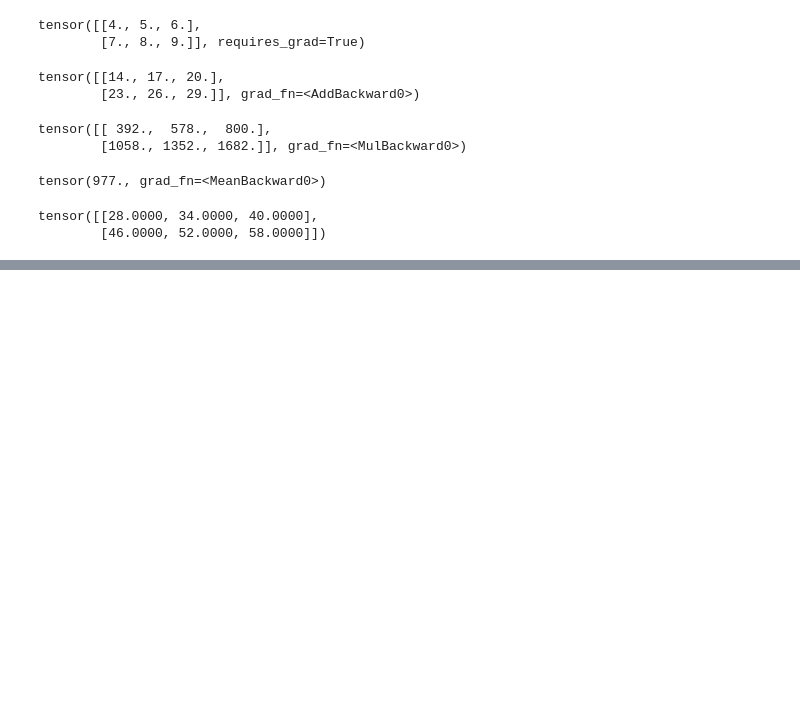
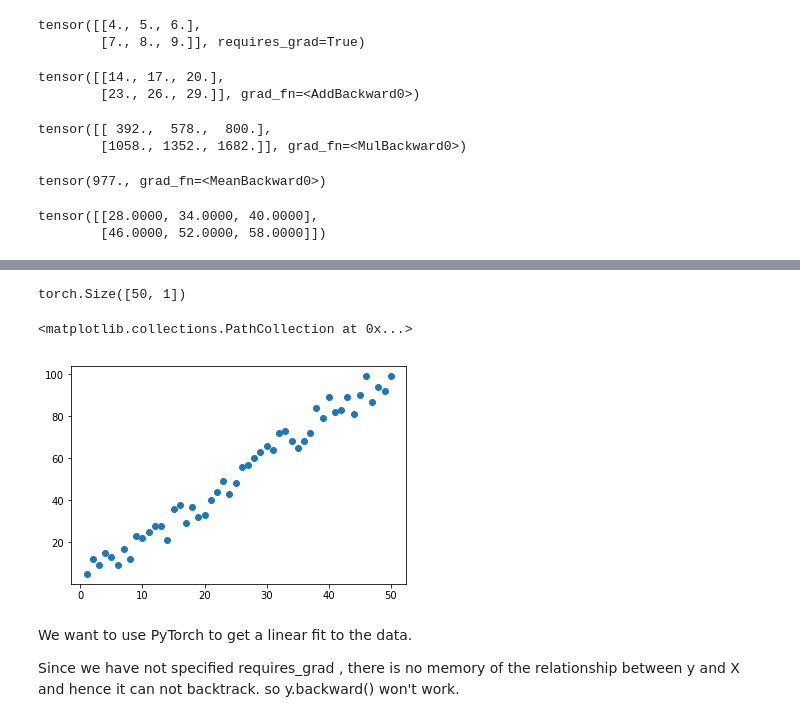
Before and after one commit to KIRTISNIGDHA/DeepLearning-With-PyTorch, a Jupyter notebook: PyTorch Practice.ipynb, the cells around one changed output, grey strips where cells are left out. Saved outputs shown, nothing was run; the diff lists cells and outputs as text; code cells hidden in the pictures; blank space fills up the shorter version.

```diff
--- a/PyTorch Practice.ipynb
+++ b/PyTorch Practice.ipynb
@@ -459,0 +464,4 @@ tensor([[28.0000, 34.0000, 40.0000],
+# %%
+# craete a column matrix
+X = torch.linspace(1,50,50).reshape(-1,1)
+X
@@ -459,0 +486,5 @@ tensor([[28.0000, 34.0000, 40.0000],
+# %%
+# Create a random array of error values to add some noise
+torch.manual_seed(71)
+e = torch.randint(-8,9,(50,1),dtype =torch.float)
+e
@@ -459,0 +509,17 @@ tensor([[28.0000, 34.0000, 40.0000],
+# %%
+# Set up the y value
+y = 2*X +1 +e
+
+y.shape
+# %% [output]
+torch.Size([50, 1])
+# %%
+# to plot we have to convert to numpy
+plt.scatter(X.numpy(), y.numpy())
+# %% [output]
+<matplotlib.collections.PathCollection at 0x...>
+[figure, added]
+# %% [markdown]
+We want to use PyTorch to get a linear fit to the data.
+
+Since we have not specified requires_grad , there is no memory of the relationship between y and X and hence it can not backtrack. so y.backward() won't work.
```
Also changed, not shown: parts of 52 cells of this notebook.
